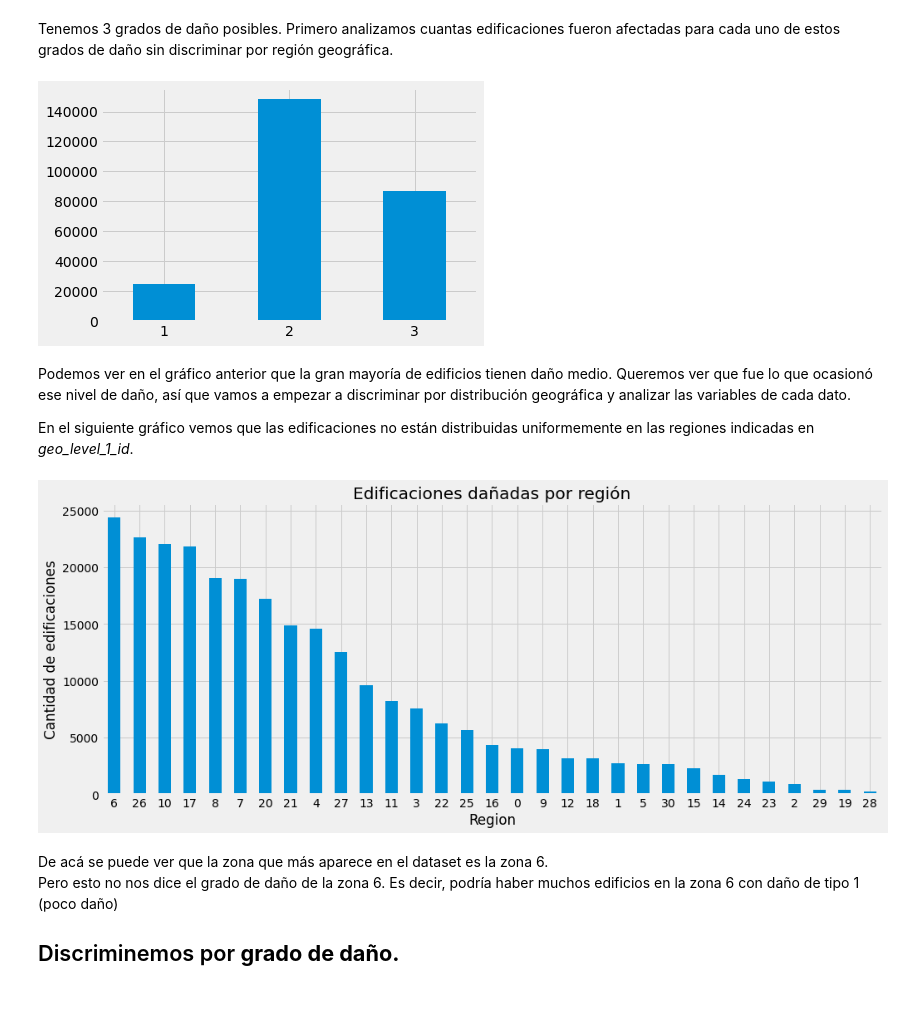
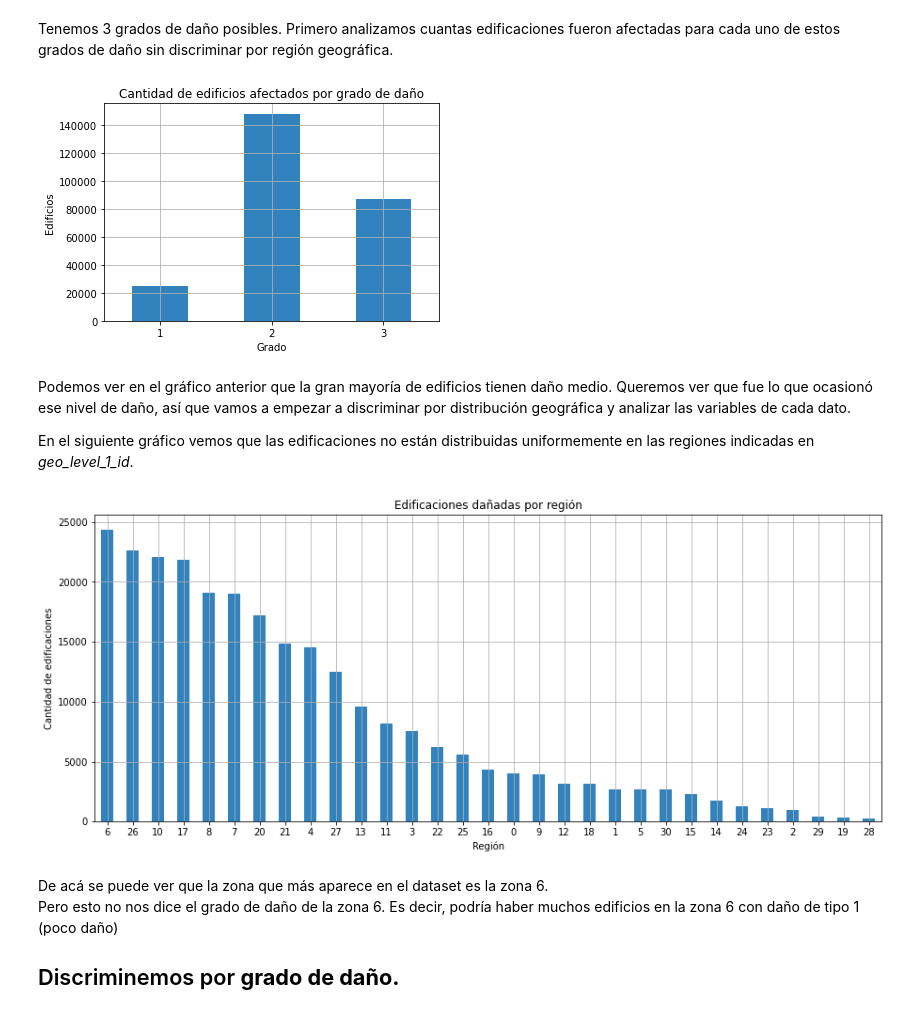
Before and after one commit to franvinas/7506-tp1, a Jupyter notebook: tp1.ipynb, the cells around one changed output. Saved outputs shown, nothing was run; the diff lists cells and outputs as text; code cells hidden in the pictures.

```diff
--- a/tp1.ipynb
+++ b/tp1.ipynb
@@ -33,11 +33,15 @@ import matplotlib.pyplot as plt
 import seaborn as sns
 from matplotlib import cm
 import matplotlib.ticker as mtick
+import matplotlib as mpl
+import cycler
 
 #seteando la paleta de colores
-cmap = sns.color_palette('YlGnBu', n_colors=200)
-#cmapMatplotlib = cm.get_cmap('Spectral')
-plt.style.use('fivethirtyeight')
+cmap = sns.color_palette('Blues', n_colors=200)
+plt.style.available
+
+plt.rcParams['axes.grid'] = True
+mpl.rcParams['axes.prop_cycle'] = cycler.cycler('color', plt.cm.tab20c.colors)
 # %%
 # lectura de archivos csv
 train_values=pd.read_csv('train_values.csv',
@@ -328,10 +329,13 @@ Tenemos 3 grados de daño posibles. Primero analizamos cuantas edificaciones fue
 # %%
 general_damage = df['damage_grade'].value_counts(sort=False)
 general_damage_normalize = df['damage_grade'].value_counts(sort=False, normalize=True)
-general_damage.plot(kind='bar', rot=0)#, cmap=cmapMatplotlib)
+general_damage.plot(kind='bar', rot=0)
+plt.xlabel('Grado')
+plt.ylabel('Edificios')
+plt.title('Cantidad de edificios afectados por grado de daño')
 plt.show()
 # %% [output]
-[figure, old version]
+[figure, new version]
 # %% [markdown]
 Podemos ver en el gráfico anterior que la gran mayoría de edificios tienen daño medio.
 Queremos ver que fue lo que ocasionó ese nivel de daño, así que vamos a empezar a discriminar por distribución geográfica y analizar las variables de cada dato.
@@ -342,10 +346,10 @@ En el siguiente gráfico vemos que las edificaciones no están distribuidas unif
 df['geo_level_1_id'].value_counts().plot(kind='bar', figsize=(15,6), rot=0, title='Edificaciones dañadas por región')
 ax=plt.gca()
 ax.set_ylabel('Cantidad de edificaciones')
-ax.set_xlabel('Region')
+ax.set_xlabel('Región')
 plt.show()
 # %% [output]
-[figure, old version]
+[figure, new version]
 # %% [markdown]
 De acá se puede ver que la zona que más aparece en el dataset es la zona 6.
 Pero esto no nos dice el grado de daño de la zona 6. Es decir, podría haber muchos edificios en la zona
```
Also changed, not shown: parts of 64 cells of this notebook.
